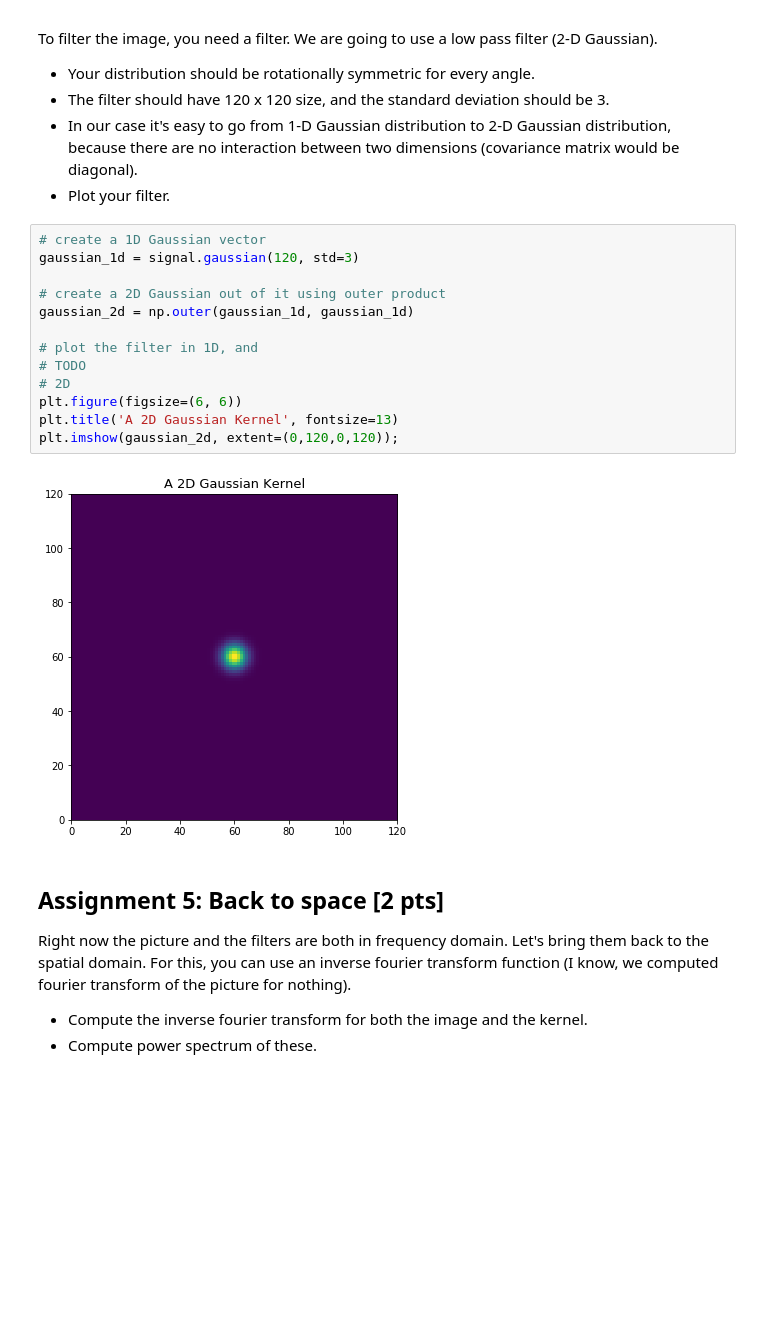
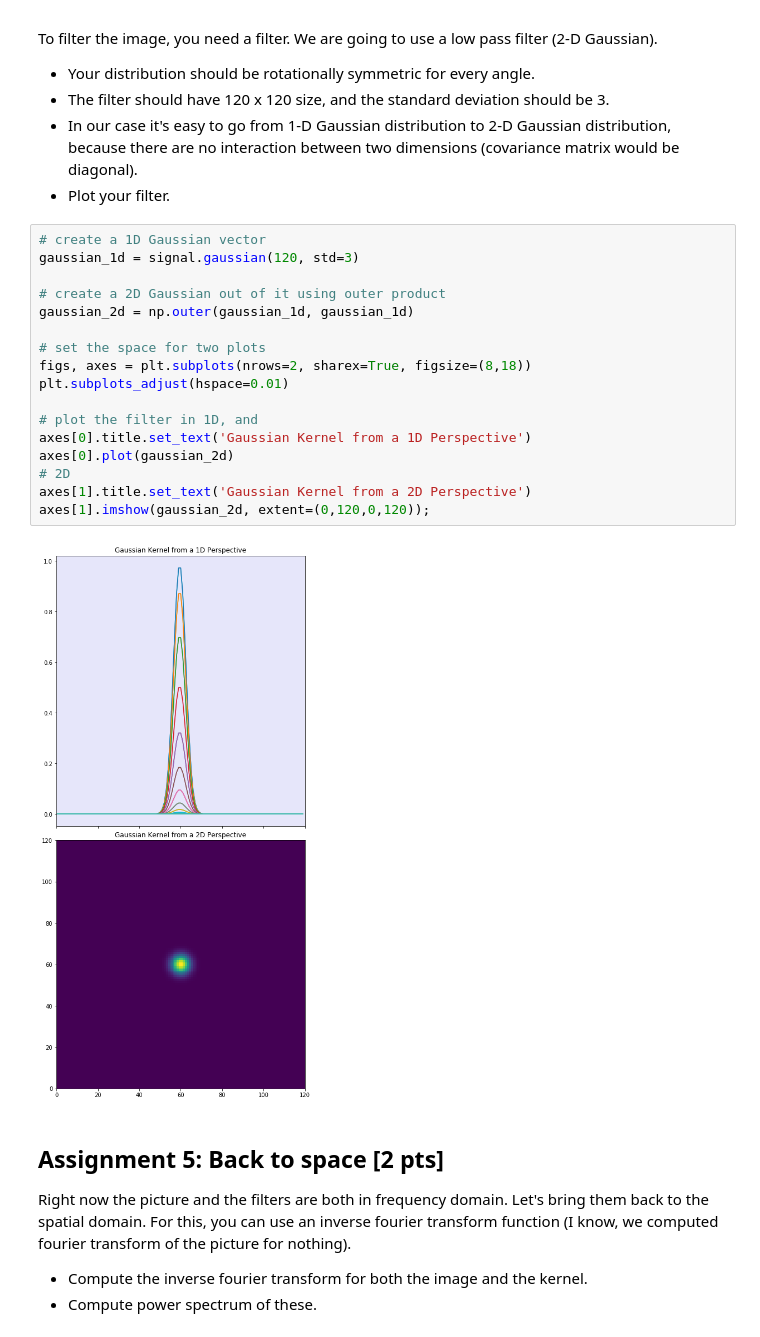
Before and after one commit to NBP-ACC/week-9-acc_01, a Jupyter notebook: sheet07.ipynb, the cells around one changed output. Cells and saved outputs as stored; diff of their text form; blank space fills up the shorter version.

```diff
--- a/sheet07.ipynb
+++ b/sheet07.ipynb
@@ -186,18 +190,22 @@ To filter the image, you need a filter. We are going to use a low pass filter (2
 # %%
 # create a 1D Gaussian vector
 gaussian_1d = signal.gaussian(120, std=3)
 
 # create a 2D Gaussian out of it using outer product
 gaussian_2d = np.outer(gaussian_1d, gaussian_1d)
 
+# set the space for two plots
+figs, axes = plt.subplots(nrows=2, sharex=True, figsize=(8,18))
+plt.subplots_adjust(hspace=0.01)
+
 # plot the filter in 1D, and
-# TODO
+axes[0].title.set_text('Gaussian Kernel from a 1D Perspective')
+axes[0].plot(gaussian_2d)
 # 2D
-plt.figure(figsize=(6, 6))
-plt.title('A 2D Gaussian Kernel', fontsize=13)
-plt.imshow(gaussian_2d, extent=(0,120,0,120));
+axes[1].title.set_text('Gaussian Kernel from a 2D Perspective')
+axes[1].imshow(gaussian_2d, extent=(0,120,0,120));
 # %% [output]
-[figure, old version]
+[figure, new version]
 # %% [markdown]
 ## Assignment 5: Back to space [2 pts]
 Right now the picture and the filters are both in frequency domain. Let's bring them back to the spatial domain. For this, you can use an inverse fourier transform function (I know, we computed fourier transform of the picture for nothing).
```
Also changed, not shown: parts of 8 cells of this notebook.
